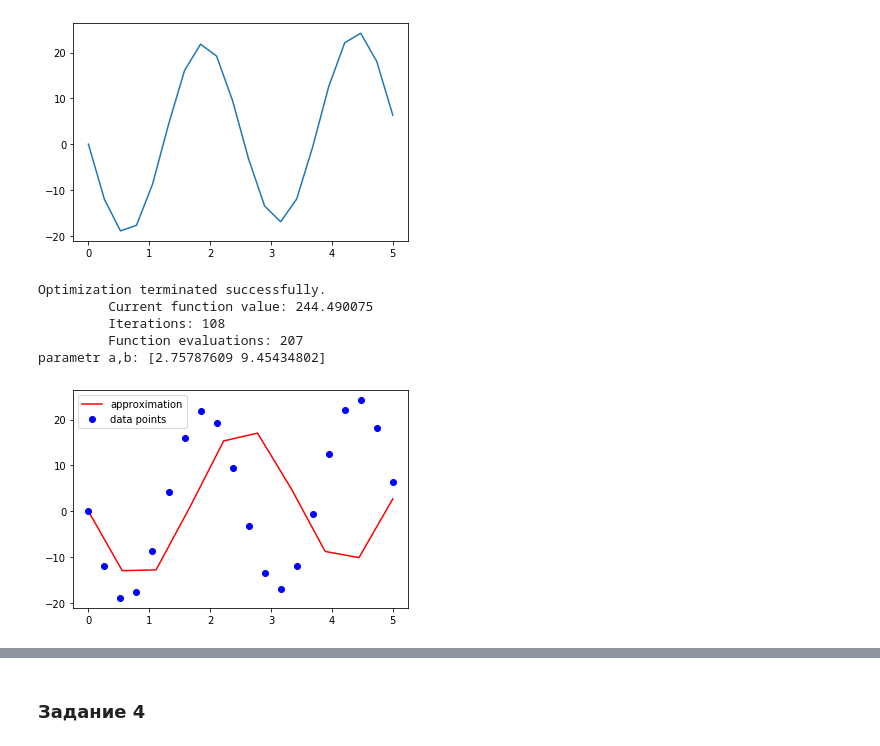
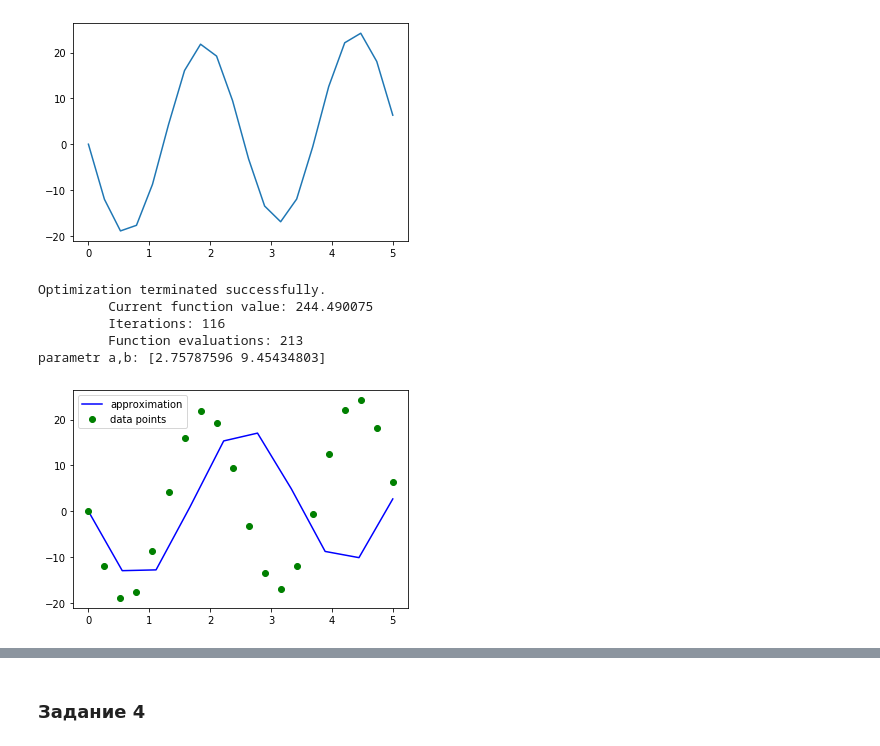
Before and after one commit to vlad98rus/-netology_pyda, a Jupyter notebook: Final_TEST.ipynb, the cells around one changed output, grey strips where cells are left out. Drawn from its saved outputs; the diff is of its cells as text; code cells hidden in the pictures.

```diff
--- a/Final_TEST.ipynb
+++ b/Final_TEST.ipynb
@@ -122,21 +127,18 @@ def error(params):
 # %%
-def f1(params, x, fx):
-    return np.sum(np.abs(fx - f(x, params[0], params[1])))
-
 x=np.array(x)
-res = minimize(f1, [2.5, 9], args=(x, fx), method='nelder-mead', options={'xtol': 1e-6, 'disp': True})
+res = minimize(f1, [2.7, 9.4], args=(x, fx), method='nelder-mead', options={'xtol': 1e-6, 'disp': True})
 print('parametr a,b:',res.x)
 xx1=np.linspace(x.min(),x.max(),10)
 yy1=f(xx1,res.x[0], res.x[1])
 fig, ax = plt.subplots ()
-plt.plot(xx1, yy1,'r-',label='approximation')
-plt.plot(x, fx,'bo',label='data points')
+plt.plot(xx1, yy1,'b-',label='approximation')
+plt.plot(x, fx,'go',label='data points')
 plt.legend ()
 plt.show()
 # %% [output]
 Optimization terminated successfully.
          Current function value: 244.490075
-         Iterations: 108
-         Function evaluations: 207
-parametr a,b: [2.75787609 9.45434802]
+         Iterations: 116
+         Function evaluations: 213
+parametr a,b: [2.75787596 9.45434803]
-[figure, old version]
+[figure, new version]
```
Also changed, not shown: parts of 9 cells of this notebook.
